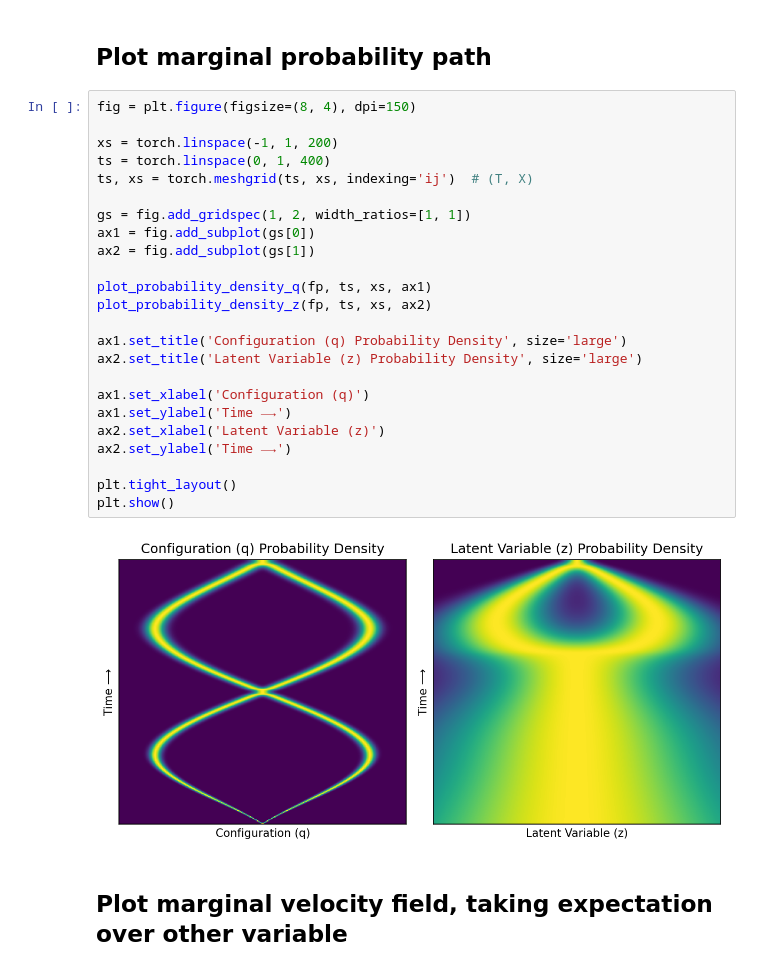
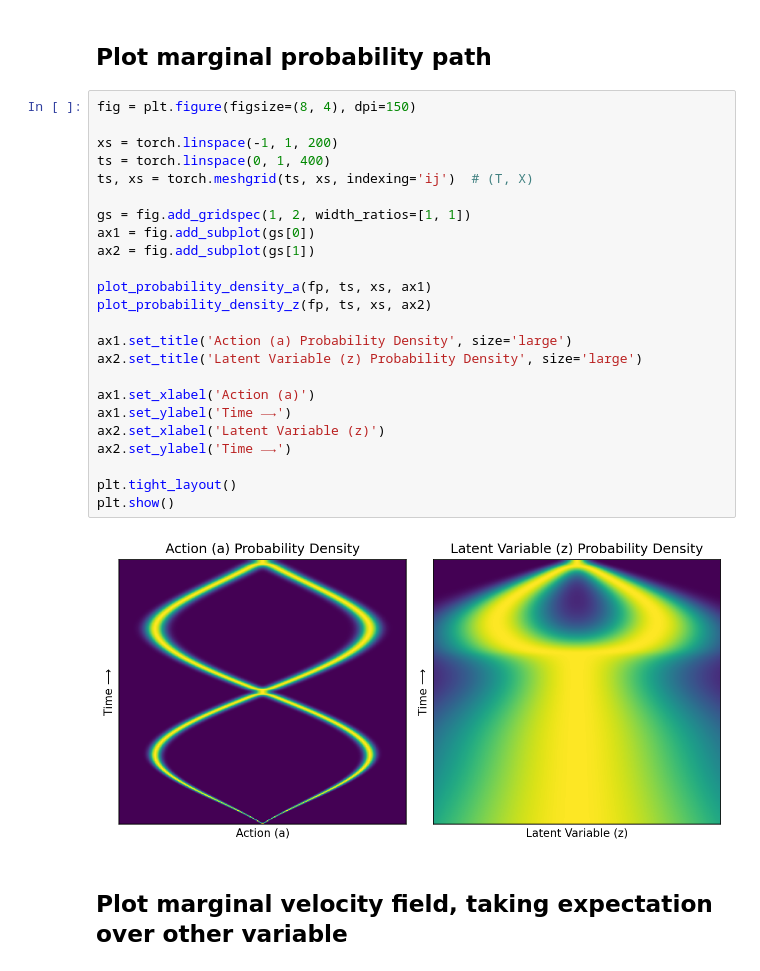
Before and after one commit to willh003/flowvis, a Jupyter notebook: streaming_flow_policy/toy/notebooks/latent/stabilizing/bad/crossing-demos.ipynb, the cells around one changed output. Drawn from its saved outputs; the diff is of its cells as text.

```diff
--- a/streaming_flow_policy/toy/notebooks/latent/stabilizing/bad/crossing-demos.ipynb
+++ b/streaming_flow_policy/toy/notebooks/latent/stabilizing/bad/crossing-demos.ipynb
@@ -154,29 +154,29 @@ fp = StreamingFlowPolicyLatentBad(dim=1, trajectories=[traj_right, traj_left], p
 # %%
 fig = plt.figure(figsize=(8, 4), dpi=150)
 
 xs = torch.linspace(-1, 1, 200)
 ts = torch.linspace(0, 1, 400)
 ts, xs = torch.meshgrid(ts, xs, indexing='ij')  # (T, X)
 
 gs = fig.add_gridspec(1, 2, width_ratios=[1, 1])
 ax1 = fig.add_subplot(gs[0])
 ax2 = fig.add_subplot(gs[1])
 
-plot_probability_density_q(fp, ts, xs, ax1)
+plot_probability_density_a(fp, ts, xs, ax1)
 plot_probability_density_z(fp, ts, xs, ax2)
 
-ax1.set_title('Configuration (q) Probability Density', size='large')
+ax1.set_title('Action (a) Probability Density', size='large')
 ax2.set_title('Latent Variable (z) Probability Density', size='large')
 
-ax1.set_xlabel('Configuration (q)')
+ax1.set_xlabel('Action (a)')
 ax1.set_ylabel('Time ⟶')
 ax2.set_xlabel('Latent Variable (z)')
 ax2.set_ylabel('Time ⟶')
 
 plt.tight_layout()
 plt.show()
 # %% [output]
-[figure, old version]
+[figure, new version]
 # %% [markdown]
 ## Plot marginal velocity field, taking expectation over other variable
 # %%
```
Also changed, not shown: parts of 7 cells of this notebook, 12 other files.
